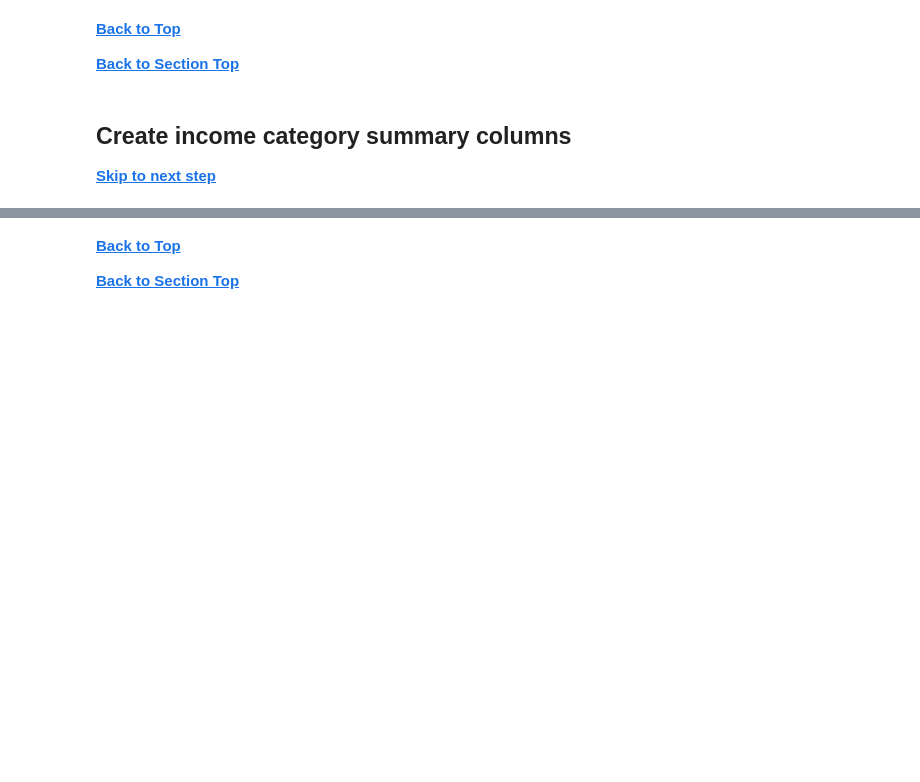
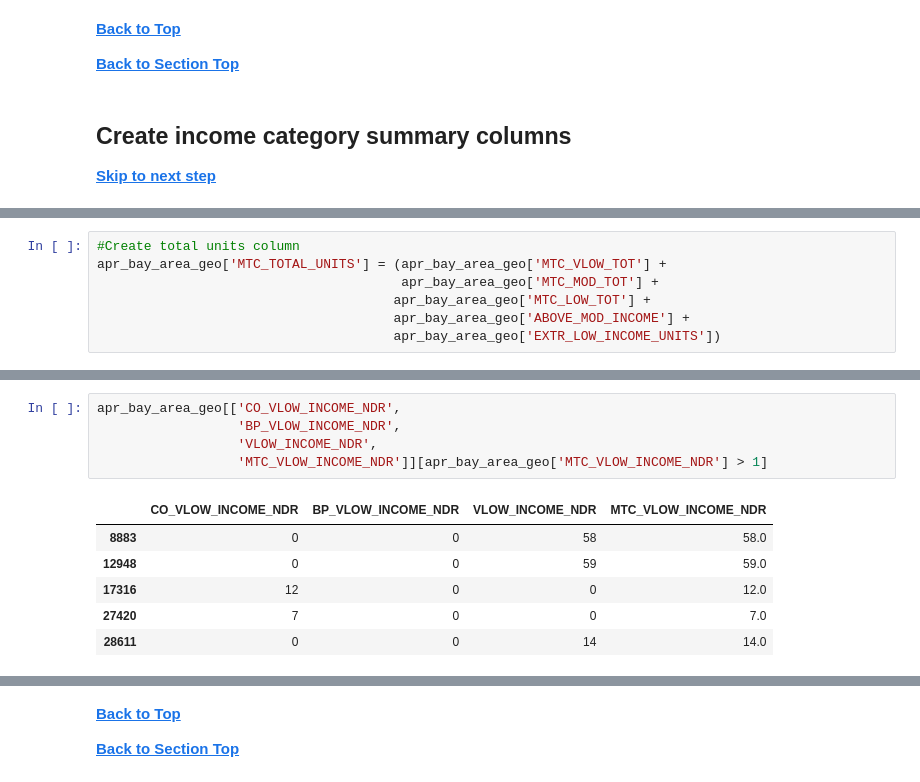
Before and after one commit to BayAreaMetro/MTCDataModel, a Jupyter notebook: Project-Documentation/hcd/HCD Annual Progress Report Data Processing 2018-2019.ipynb, the cells around one changed output, grey strips where cells are left out. Drawn from its saved outputs; the diff is of its cells as text; blank space fills up the shorter version.

```diff
--- a/Project-Documentation/hcd/HCD Annual Progress Report Data Processing 2018-2019.ipynb
+++ b/Project-Documentation/hcd/HCD Annual Progress Report Data Processing 2018-2019.ipynb
@@ -766,0 +809,7 @@ geocode_type_summary
+# %%
+#Create total units column
+apr_bay_area_geo['MTC_TOTAL_UNITS'] = (apr_bay_area_geo['MTC_VLOW_TOT'] +
+                                       apr_bay_area_geo['MTC_MOD_TOT'] +
+                                      apr_bay_area_geo['MTC_LOW_TOT'] +
+                                      apr_bay_area_geo['ABOVE_MOD_INCOME'] +
+                                      apr_bay_area_geo['EXTR_LOW_INCOME_UNITS'])
@@ -766,0 +834,12 @@ geocode_type_summary
+# %%
+apr_bay_area_geo[['CO_VLOW_INCOME_NDR',
+                  'BP_VLOW_INCOME_NDR',
+                  'VLOW_INCOME_NDR',
+                  'MTC_VLOW_INCOME_NDR']][apr_bay_area_geo['MTC_VLOW_INCOME_NDR'] > 1]
+# %% [output]
+|  | CO_VLOW_INCOME_NDR | BP_VLOW_INCOME_NDR | VLOW_INCOME_NDR | MTC_VLOW_INCOME_NDR |
+| 8883 | 0 | 0 | 58 | 58.0 |
+| 12948 | 0 | 0 | 59 | 59.0 |
+| 17316 | 12 | 0 | 0 | 12.0 |
+| 27420 | 7 | 0 | 0 | 7.0 |
+| 28611 | 0 | 0 | 14 | 14.0 |
```
Also changed, not shown: parts of 37 cells of this notebook.
